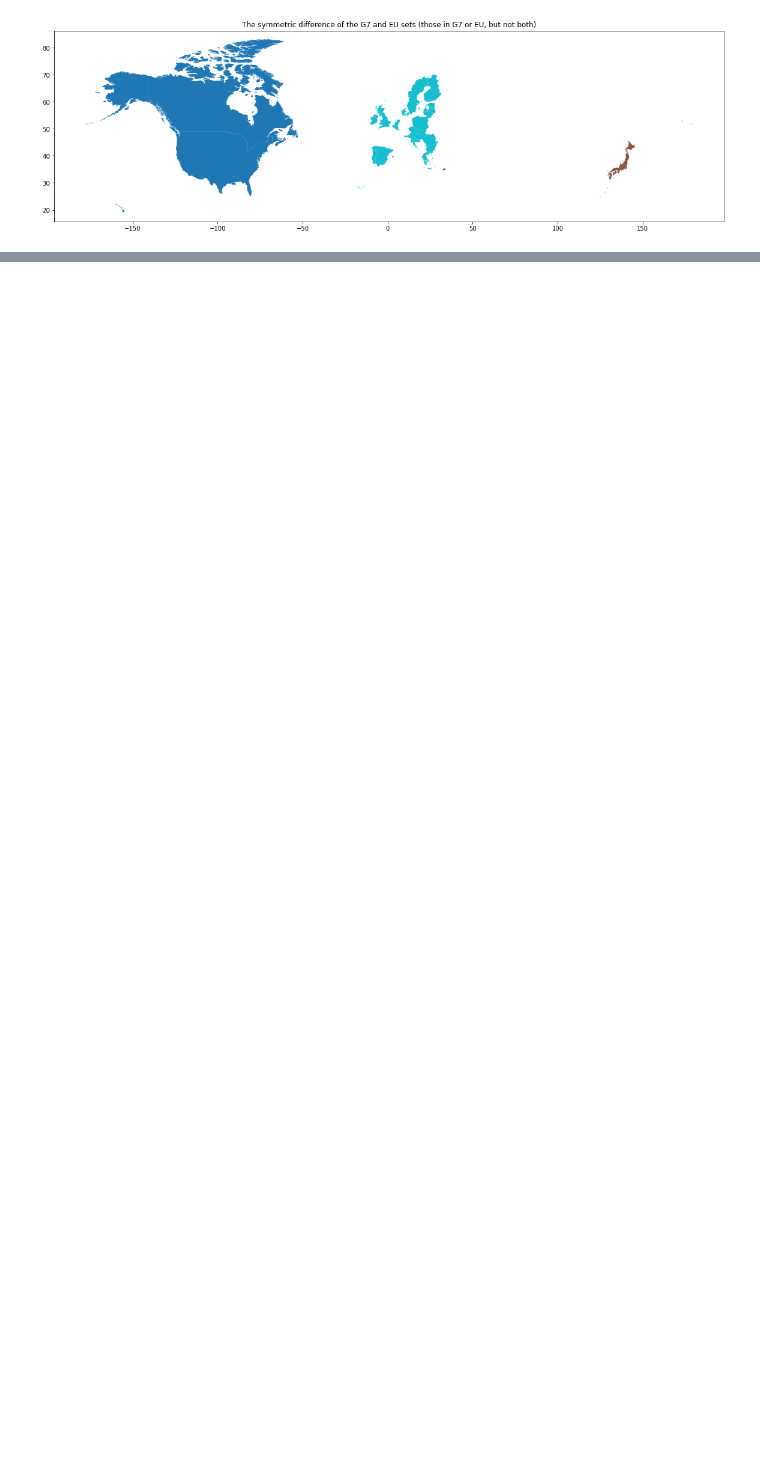
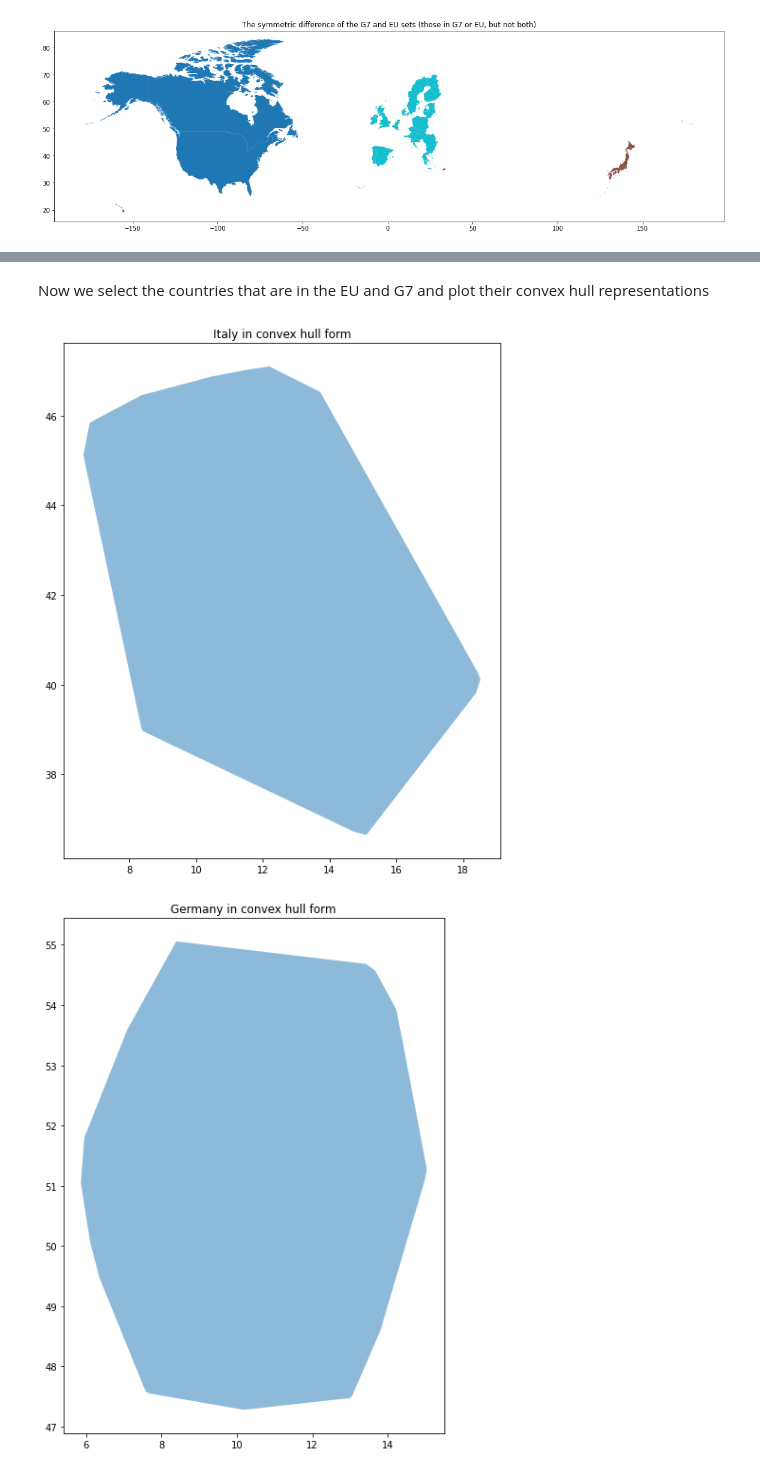
Before and after one commit to ONSgeo/set_operations_demo, a Jupyter notebook: set_operations.ipynb, the cells around one changed output, grey strips where cells are left out. Cells and saved outputs as stored; diff of their text form; code cells hidden in the pictures; blank space fills up the shorter version.

```diff
--- a/set_operations.ipynb
+++ b/set_operations.ipynb
@@ -213,0 +226,15 @@ plot_set(df, eu.symmetric_difference(g7), "The symmetric difference of the G7 an
+# %% [markdown]
+Now we select the countries that are in the EU and G7 and plot their convex hull representations
+# %%
+convex_hull_g7_eu = {}
+
+for country in g7.intersection(eu):
+    convex_hull_g7_eu[country] = convex_hull_eu[convex_hull_eu["name"] == country]
+
+for country in convex_hull_g7_eu:
+    convex_hull_g7_eu[country].plot(alpha=0.5)
+    plt.title(f"{country} in convex hull form")
+    plt.show()
+# %% [output]
+[figure, added]
+[figure, added]
```
Also changed, not shown: parts of 11 cells of this notebook.
